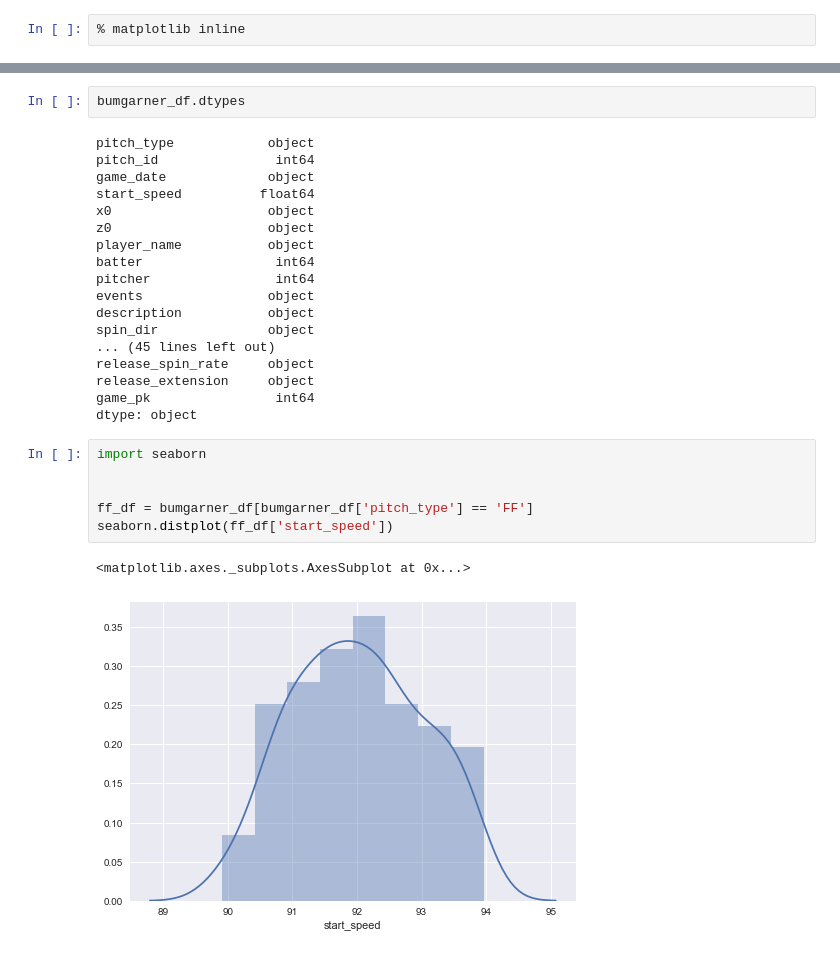
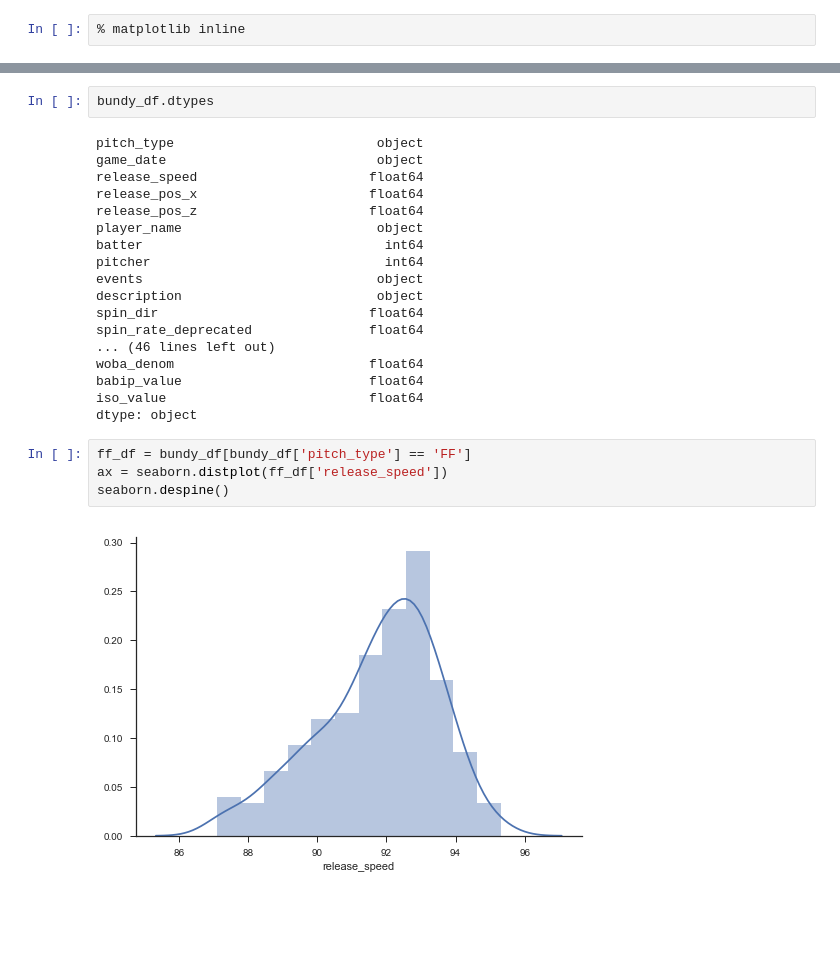
Before and after one commit to rlucioni/statcast, a Jupyter notebook: statcast/statcast.ipynb, the cells around one changed output, grey strips where cells are left out. Cells and saved outputs as stored; diff of their text form; blank space fills up the shorter version.

```diff
--- a/statcast/statcast.ipynb
+++ b/statcast/statcast.ipynb
@@ -47,32 +51,29 @@ bumgarner_df.head()
 # %%
-bumgarner_df.dtypes
+bundy_df.dtypes
 # %% [output]
-pitch_type            object
-pitch_id               int64
-game_date             object
-start_speed          float64
-x0                    object
-z0                    object
-player_name           object
-batter                 int64
-pitcher                int64
-events                object
-description           object
-spin_dir              object
-... (45 lines left out)
-release_spin_rate     object
-release_extension     object
-game_pk                int64
+pitch_type                          object
+game_date                           object
+release_speed                      float64
+release_pos_x                      float64
+release_pos_z                      float64
+player_name                         object
+batter                               int64
+pitcher                              int64
+events                              object
+description                         object
+spin_dir                           float64
+spin_rate_deprecated               float64
+... (46 lines left out)
+woba_denom                         float64
+babip_value                        float64
+iso_value                          float64
 dtype: object
-# %%
-import seaborn
-
-
-ff_df = bumgarner_df[bumgarner_df['pitch_type'] == 'FF']
-seaborn.distplot(ff_df['start_speed'])
-# %% [output]
-<matplotlib.axes._subplots.AxesSubplot at 0x...>
-[figure, removed]
+# %%
+ff_df = bundy_df[bundy_df['pitch_type'] == 'FF']
+ax = seaborn.distplot(ff_df['release_speed'])
+seaborn.despine()
+# %% [output]
+[figure, added]
 # %%
 ax = seaborn.barplot(
     x='pitch_type',
```
Also changed, not shown: parts of 15 cells of this notebook, 6 other files.
